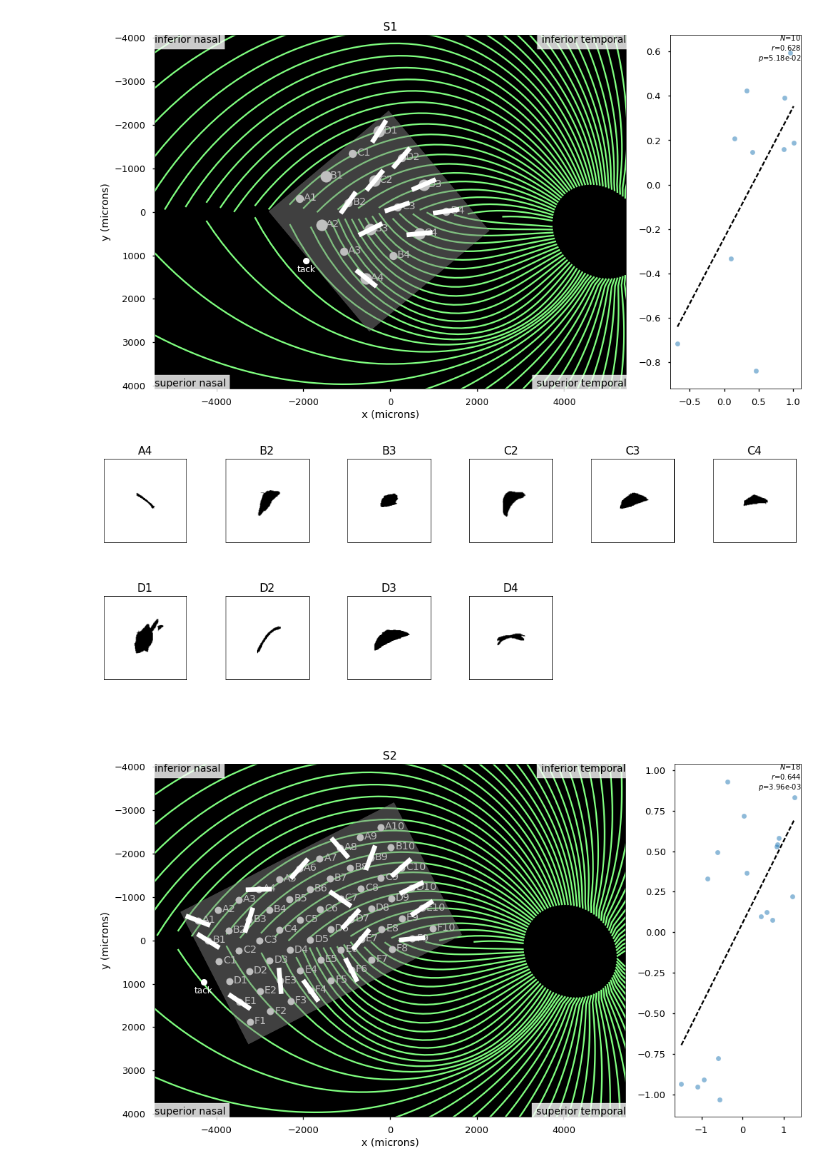
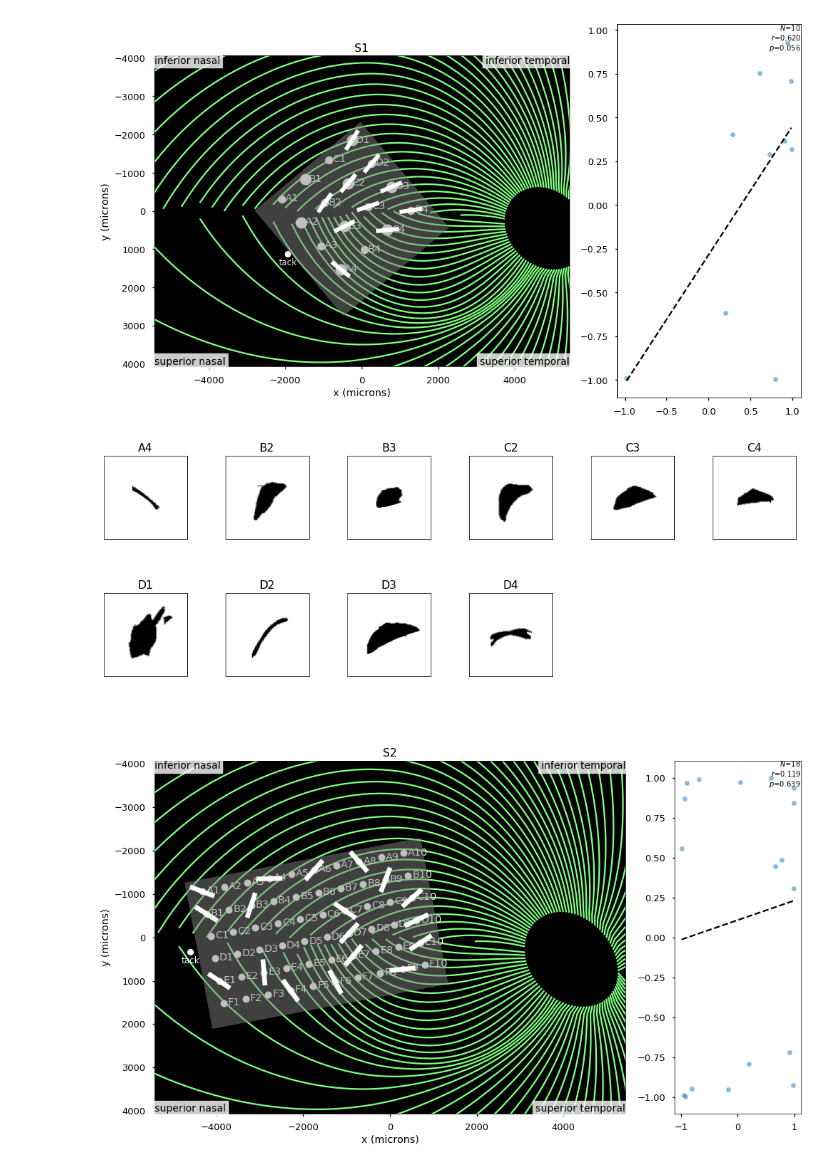
Before and after one commit to VisCog/ArgusShapes, a Jupyter notebook: examples/notebooks/fig4-axon-map.ipynb, the cells around one changed output. Cells and saved outputs as stored; diff of their text form; code cells hidden in the pictures.

```diff
--- a/examples/notebooks/fig4-axon-map.ipynb
+++ b/examples/notebooks/fig4-axon-map.ipynb
@@ -64,7 +64,7 @@ def calc_subject_tangents(subject, y_mean, subjectdata):
     y_center = [implant[e['electrode']].y_center for (_, e) in y_mean[subject].iterrows()]
     orient_tangent = [calc_tangent(xc, yc, model, bundles)
                       for xc, yc in zip(x_center, y_center)]
-    return orient_tangent
+    return np.array(orient_tangent)
 # %%
 import pulse2percept as p2p
 from matplotlib import patches
@@ -98,18 +98,19 @@ subject = 'S1'
 # angles_true, angles_random = shuffle_test(subject, y_mean[subject], subjectdata, n_iter=n_shuffle)
 # %%
 fig = plt.figure(figsize=(14, 8))
-ax1 = plt.subplot2grid((1, 4), (0, 0), colspan=3)
+ax1 = plt.subplot2grid((1, 3), (0, 0), colspan=2)
 plot_orientation(subject, y_mean[subject], subjectdata, ax1)
 
-ax2 = plt.subplot2grid((1, 4), (0, 3))
+ax2 = plt.subplot2grid((1, 3), (0, 2))
 orient_true = y_mean[subject]['orientation']
 orient_tangent = calc_subject_tangents(subject, y_mean, subjectdata)
-argus_shapes.viz.scatter_correlation(orient_true, orient_tangent, ax2)
+argus_shapes.viz.scatter_correlation(np.sin(2 * orient_true), np.sin(2 * orient_tangent), ax2)
+# argus_shapes.viz.scatter_correlation(orient_true, orient_tangent, ax2)
 
 fig.tight_layout()
 fig.savefig('%s-axons.eps' % subject)
 # %% [output]
-[figure, old version]
+[figure, new version]
 # %%
 yy = y_mean[subject]
 els = yy.electrode.unique()
@@ -125,7 +126,7 @@ for el, ax in zip(els, axes.ravel()):
         continue
     img = row.image[0]
     img = argus_shapes.imgproc.center_phosphene(img)
-    img = argus_shapes.imgproc.scale_phosphene(img, 2)
+    img = argus_shapes.imgproc.scale_phosphene(img, scale)
     ax.imshow(1 - img, cmap='gray')
     ax.set_xticks([])
     ax.set_yticks([])
@@ -133,7 +134,7 @@ for el, ax in zip(els, axes.ravel()):
 fig.tight_layout()
 fig.savefig('%s-axons-drawings.eps' % subject)
 # %% [output]
-[figure, old version]
+[figure, new version]
 # %%
 subject = 'S2'
 # %%
@@ -144,12 +145,13 @@ plot_orientation(subject, y_mean[subject], subjectdata, ax1)
 ax2 = plt.subplot2grid((1, 4), (0, 3))
 orient_true = y_mean[subject]['orientation']
 orient_tangent = calc_subject_tangents(subject, y_mean, subjectdata)
-argus_shapes.viz.scatter_correlation(orient_true, orient_tangent, ax2)
+argus_shapes.viz.scatter_correlation(np.sin(2 * orient_true), np.sin(2 * orient_tangent), ax2)
+# argus_shapes.viz.scatter_correlation(orient_true, orient_tangent, ax2)
 
 fig.tight_layout()
 fig.savefig('%s-axons.eps' % subject)
 # %% [output]
-[figure, old version]
+[figure, new version]
 # %%
 yy = y_mean[subject]
 els = yy.electrode.unique()
```
Also changed, not shown: parts of 8 cells of this notebook, 2 other files.
